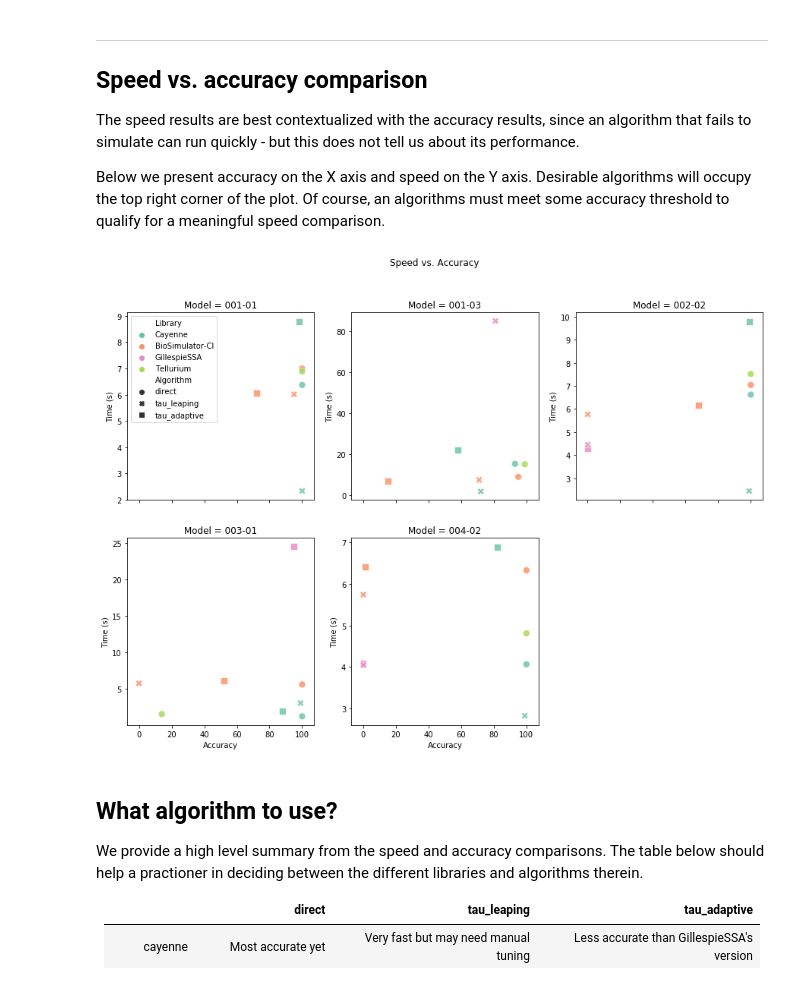
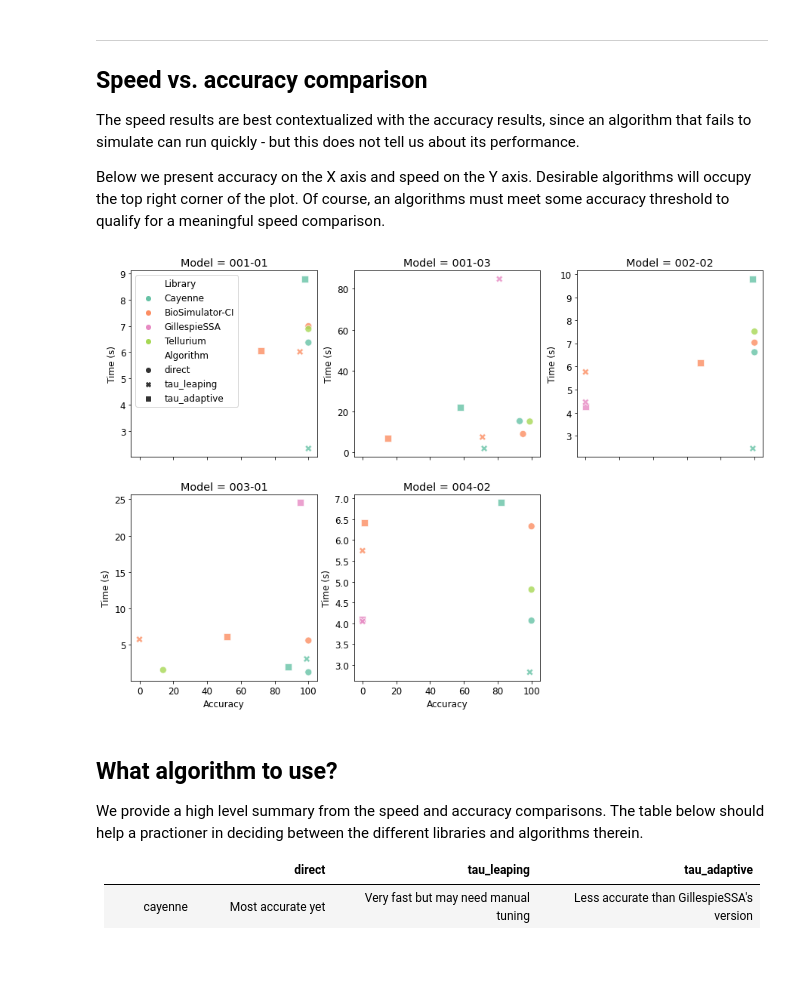
Before and after one commit to quantumbrake/cayenne-benchmarks, a Jupyter notebook: notebooks/Analysis.ipynb, the cells around one changed output. Drawn from its saved outputs; the diff is of its cells as text; code cells hidden in the pictures; blank space fills up the shorter version.

```diff
--- a/notebooks/Analysis.ipynb
+++ b/notebooks/Analysis.ipynb
@@ -192,6 +208,8 @@ accuracy_results
 # %% [markdown]
 ### Direct
 # %%
+plt.rcParams.update({"font.size":12})
 plot_accuracy_barplot(accuracy_results[accuracy_results.algo == "direct"], hue="lib")
+plt.tight_layout()
 plt.savefig("../assets/direct_accuracy_score.pdf")
 # %% [output]
@@ -349,35 +368,34 @@ acc_speed_results["Algorithm"] = acc_speed_results["algo"]
 
 models = sorted(set(list(acc_speed_results.model)))
 this_filter = (acc_speed_results.model == models[0])
 marker_size = 80
 fig, ax = plt.subplots(2,3,sharex=True, figsize=([15,10]))
-fig.suptitle("Speed vs. Accuracy")
 fig.delaxes(ax[1][2])
 
 hue_order = ["Cayenne", "BioSimulator-CI", "GillespieSSA", "Tellurium"]
 style_order = ["direct", "tau_leaping", "tau_adaptive"]
 alpha = 0.8
 
 p = [None] * len(models)
 for ind, this_model in enumerate(models):
     this_filter = (acc_speed_results.model == this_model) & (acc_speed_results.Time < 100)
     this_ax = ax[ind//3, ind%3]
     this_ax.set_title(f"Model = {this_model}")
     if ind == 0:
         p[ind] = sns.scatterplot(x="Accuracy", y="Time", hue="Library", style="Algorithm",
                         data=acc_speed_results[this_filter], s=marker_size,
                         hue_order=hue_order, style_order=style_order, palette=LIB_PALETTE,
                         ax = this_ax, alpha=alpha)
     else:
         p[ind] = sns.scatterplot(x="Accuracy", y="Time", hue="Library", style="Algorithm",
                         data=acc_speed_results[this_filter], s=marker_size,
                         hue_order=hue_order, style_order=style_order, palette=LIB_PALETTE,
                         ax = this_ax, legend=False, alpha=alpha)
     this_ax.set_ylabel("Time (s)")
 
 fig.savefig("../assets/acc_speed_comparison_all.pdf")
 # %% [output]
-[figure, old version]
+[figure, new version]
 # %% [markdown]
 ## What algorithm to use?
 
```
Also changed, not shown: parts of 5 cells of this notebook, 5 other files.
